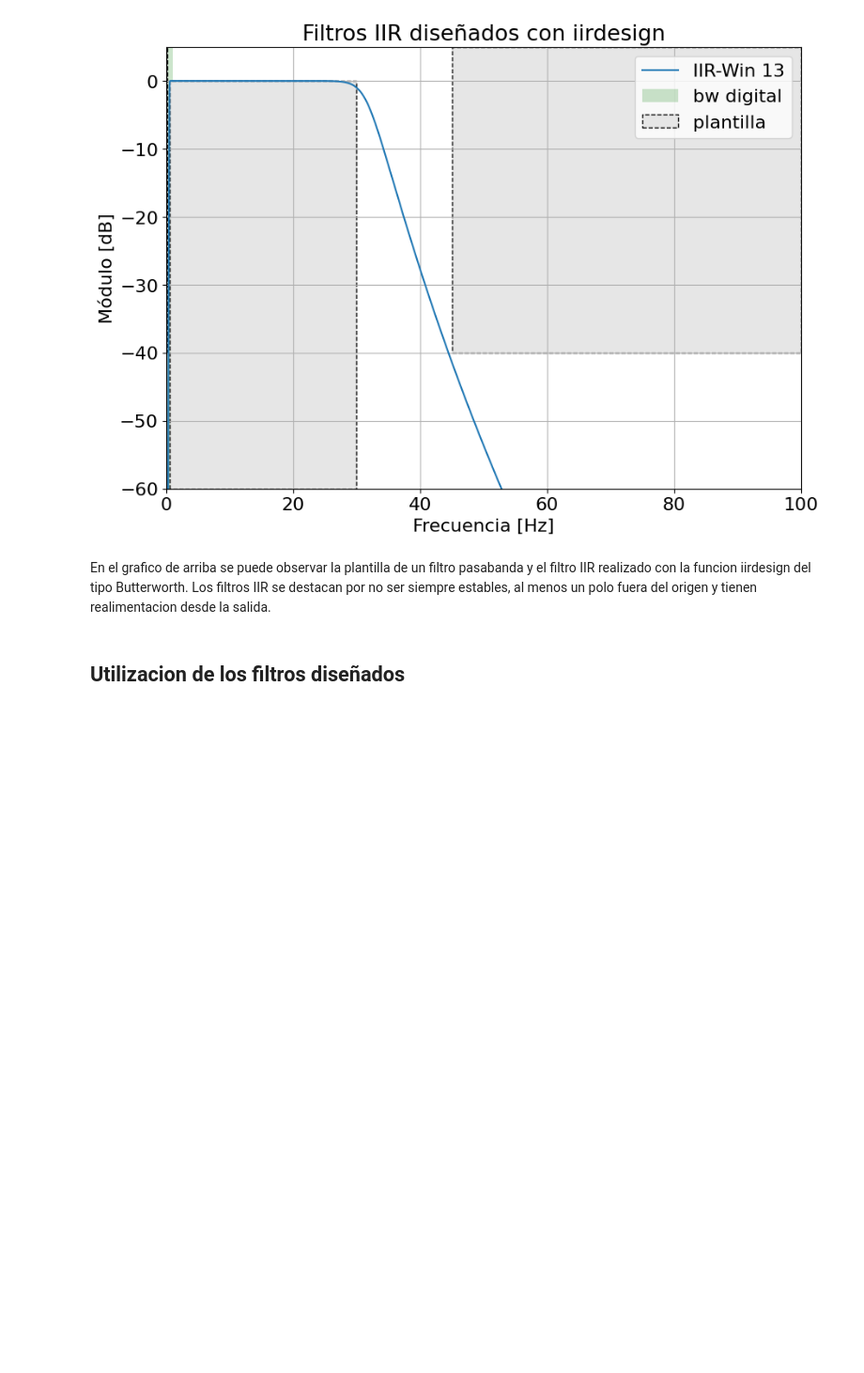
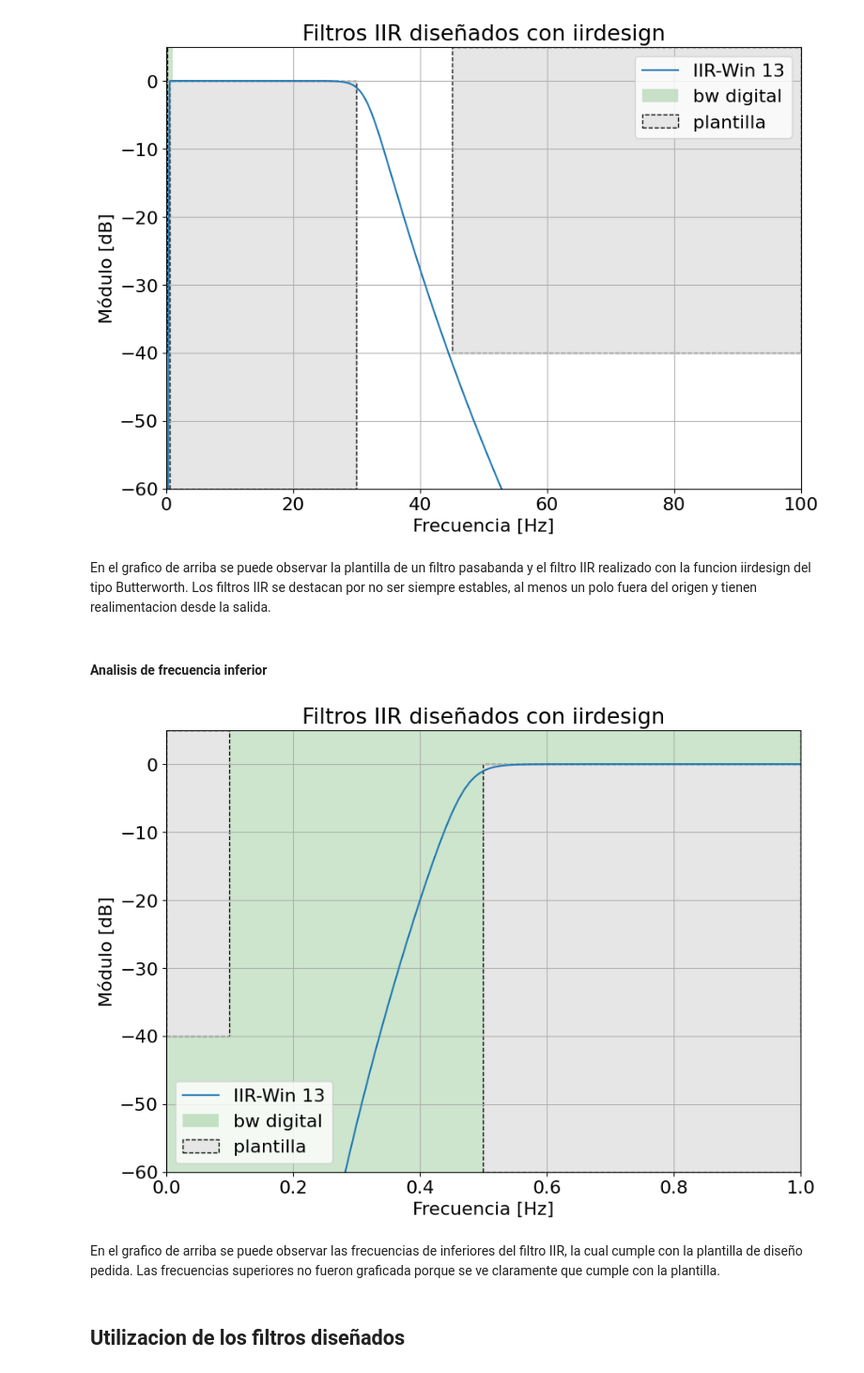
Before and after one commit to GabrielCruzNavia/PDS, a Jupyter notebook: TS9_v2.ipynb, the cells around one changed output. Shown at 94% size. Cells and saved outputs as stored; diff of their text form; code cells hidden in the pictures; blank space fills up the shorter version.

```diff
--- a/TS9_v2.ipynb
+++ b/TS9_v2.ipynb
@@ -227,6 +227,25 @@ plot_plantilla(filter_type = 'bandpass', fpass = frecs[[2, 3]]* nyq_frec, ripple
 [figure]
 # %% [markdown]
 En el grafico de arriba se puede observar la plantilla de un filtro pasabanda y el filtro IIR realizado con la funcion iirdesign del tipo Butterworth. Los filtros IIR se destacan por no ser siempre estables, al menos un polo fuera del origen y tienen realimentacion desde la salida.
+# %% [markdown]
+#### Analisis de frecuencia inferior
+# %%
+plt.plot(w, 20 * np.log10(abs(h)), label='IIR-Win {:d}'.format(bp_sos_butter.shape[0]))
+
+plt.title('Filtros IIR diseñados con iirdesign')
+plt.xlabel('Frecuencia [Hz]')
+plt.ylabel('Módulo [dB]')
+plt.grid()
+plt.axis([0, 1, -60, 5 ]);
+
+axes_hdl = plt.gca()
+axes_hdl.legend()
+
+plot_plantilla(filter_type = 'bandpass', fpass = frecs[[2, 3]]* nyq_frec, ripple = ripple , fstop = frecs[ [1, 4] ]* nyq_frec, attenuation = atenuacion)
+# %% [output]
+[figure, added]
+# %% [markdown]
+En el grafico de arriba se puede observar las frecuencias de inferiores del filtro IIR, la cual cumple con la plantilla de diseño pedida. Las frecuencias superiores no fueron graficada porque se ve claramente que cumple con la plantilla.
 # %% [markdown]
 ## Utilizacion de los filtros diseñados
 # %% [markdown]
```
